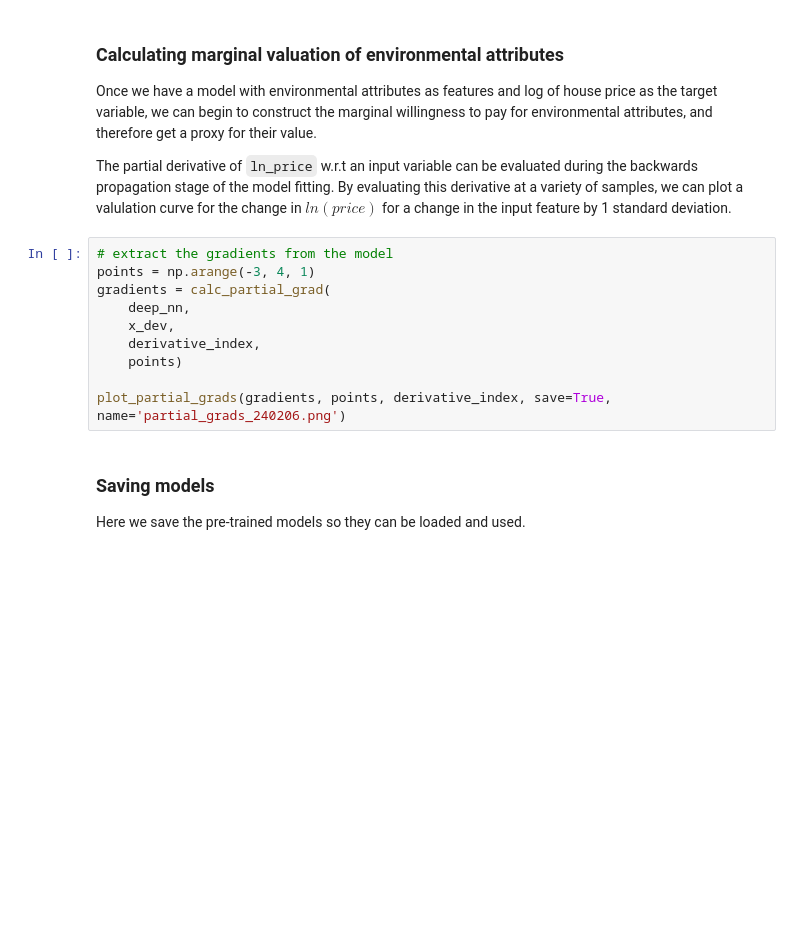
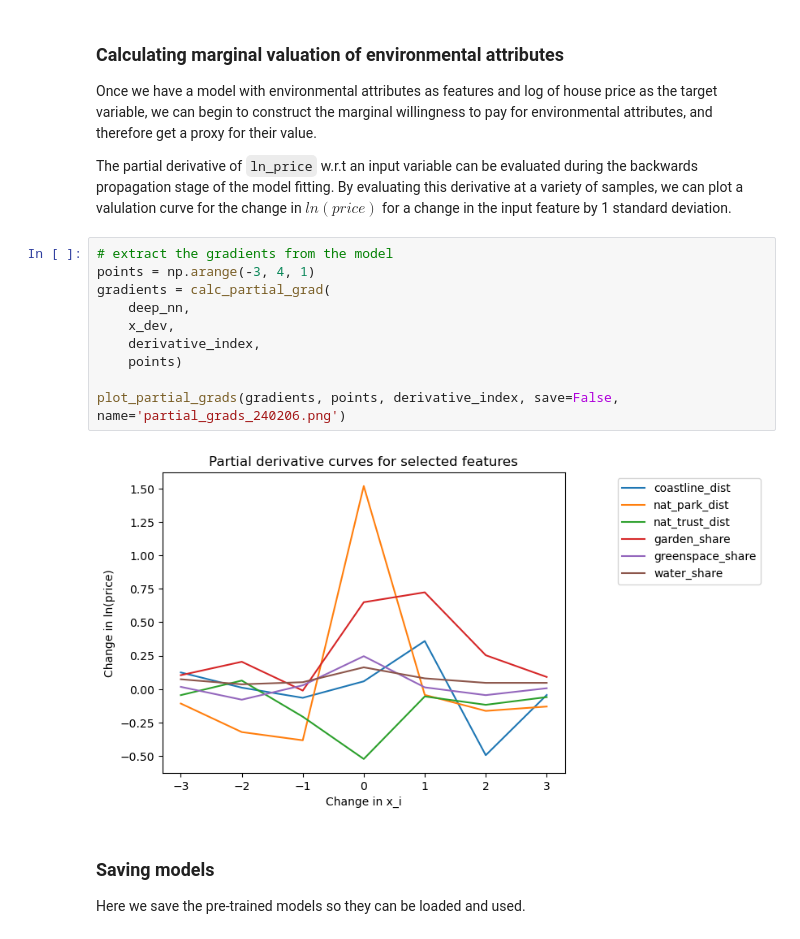
Before and after one commit to fgallagher27/GreenValueNet, a Jupyter notebook: GreenValueNet.ipynb, the cells around one changed output. Drawn from its saved outputs; the diff is of its cells as text; blank space fills up the shorter version.

```diff
--- a/GreenValueNet.ipynb
+++ b/GreenValueNet.ipynb
@@ -256,13 +254,15 @@ The partial derivative of `ln_price` w.r.t an input variable can be evaluated du
 # %%
 # extract the gradients from the model
 points = np.arange(-3, 4, 1)
 gradients = calc_partial_grad(
     deep_nn,
     x_dev,
     derivative_index,
     points)
 
-plot_partial_grads(gradients, points, derivative_index, save=True, name='partial_grads_240206.png')
+plot_partial_grads(gradients, points, derivative_index, save=False, name='partial_grads_240206.png')
+# %% [output]
+[figure, added]
 # %% [markdown]
 ### Saving models
 
```
Also changed, not shown: parts of 5 cells of this notebook, 5 other files.
